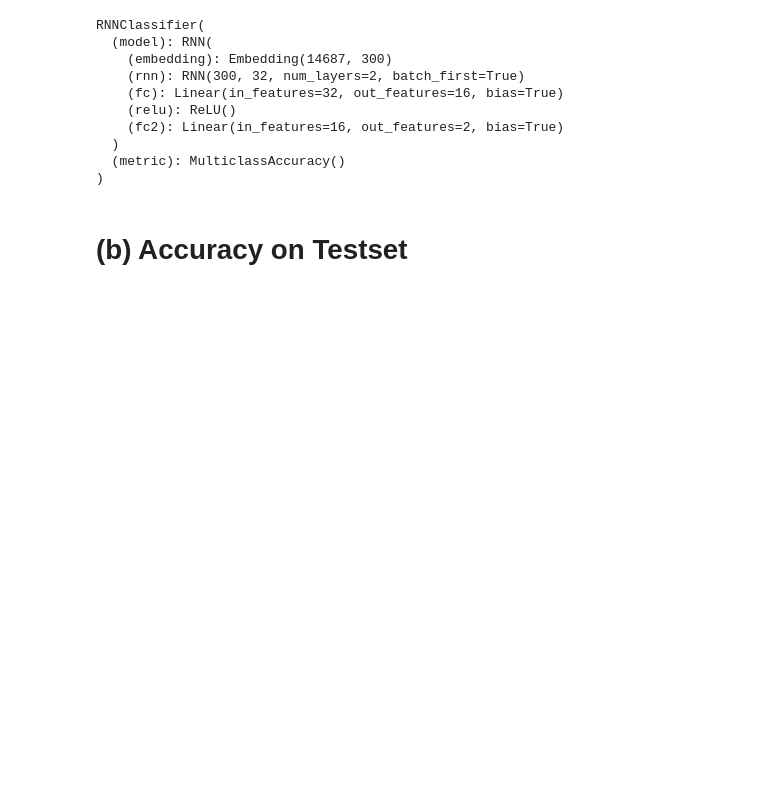
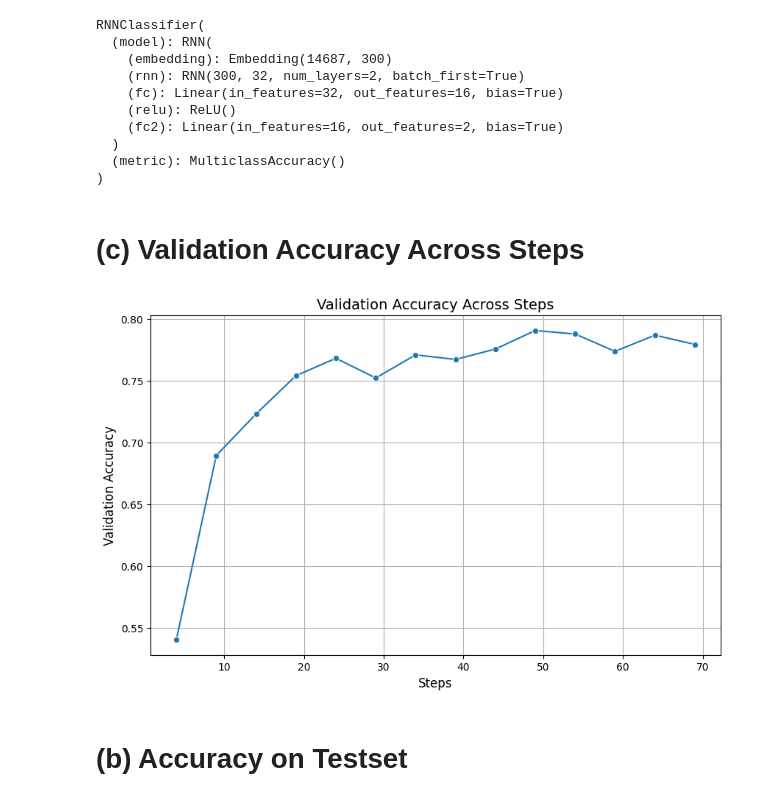
Before and after one commit to xJQx/sc4002-nlp-sentiment-classification, a Jupyter notebook: part2.ipynb, the cells around one changed output. Drawn from its saved outputs; the diff is of its cells as text; code cells hidden in the pictures; blank space fills up the shorter version.

Commit message:
Add val acc plot (#10)
* add plot_val_acc function

* add val acc plot for part 2

```diff
--- a/part2.ipynb
+++ b/part2.ipynb
@@ -85,7 +85,7 @@ for hidden_dim in SEARCH_SPACE["hidden_dim"]:
 # %%
 from utils.analytics import load_tensorboard_logs
 
-train_results_df = load_tensorboard_logs(log_dir="tb_logs")
+train_results_df = load_tensorboard_logs(log_dir="tb_logs/rnn")
 # %%
 train_results_df = train_results_df.sort_values(
     by=["val_acc"], ascending=False
@@ -161,6 +162,14 @@ RNNClassifier(
   )
   (metric): MulticlassAccuracy()
 )
+# %% [markdown]
+# (c) Validation Accuracy Across Steps
+# %%
+from utils.analytics import plot_val_acc
+
+plot_val_acc(best_rnn_model_configuration["filename"].item())
+# %% [output]
+[figure, added]
 # %% [markdown]
 # (b) Accuracy on Testset
 # %%
```
Also changed, not shown: parts of 1 cell of this notebook, 2 other files.
